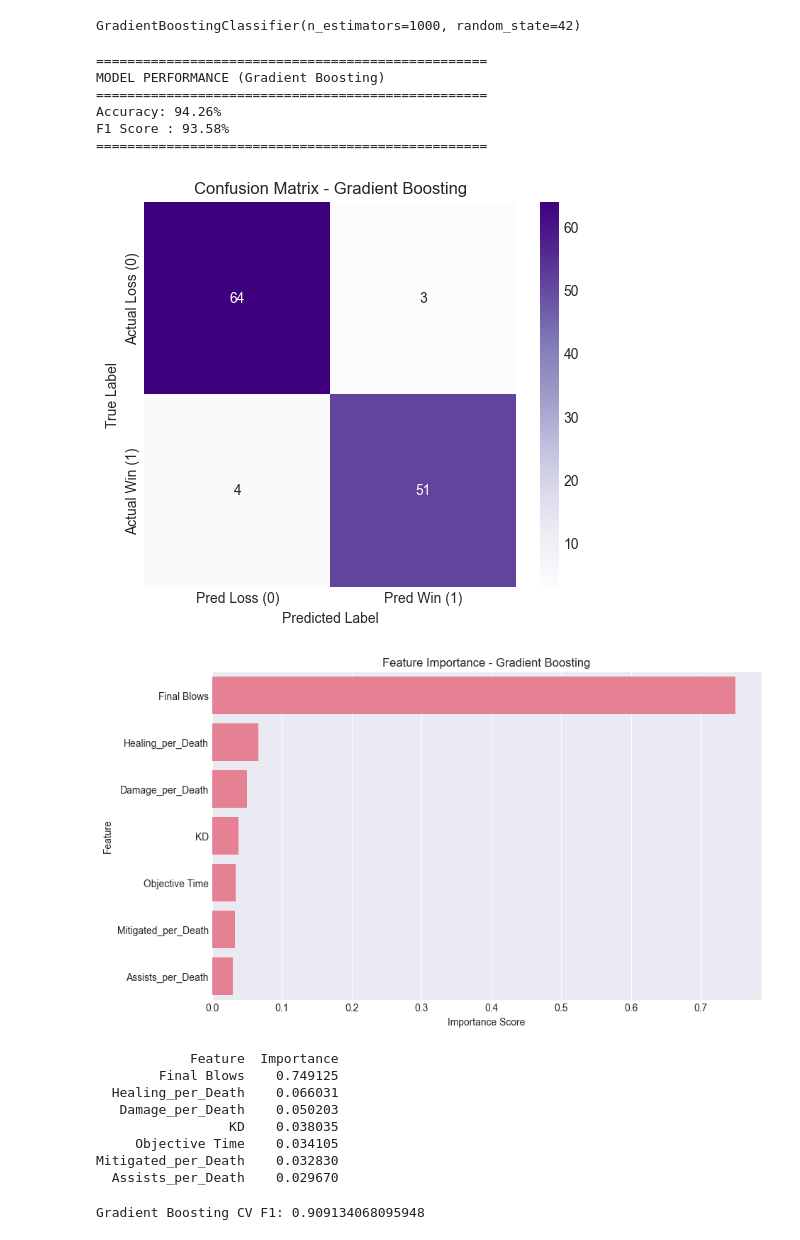
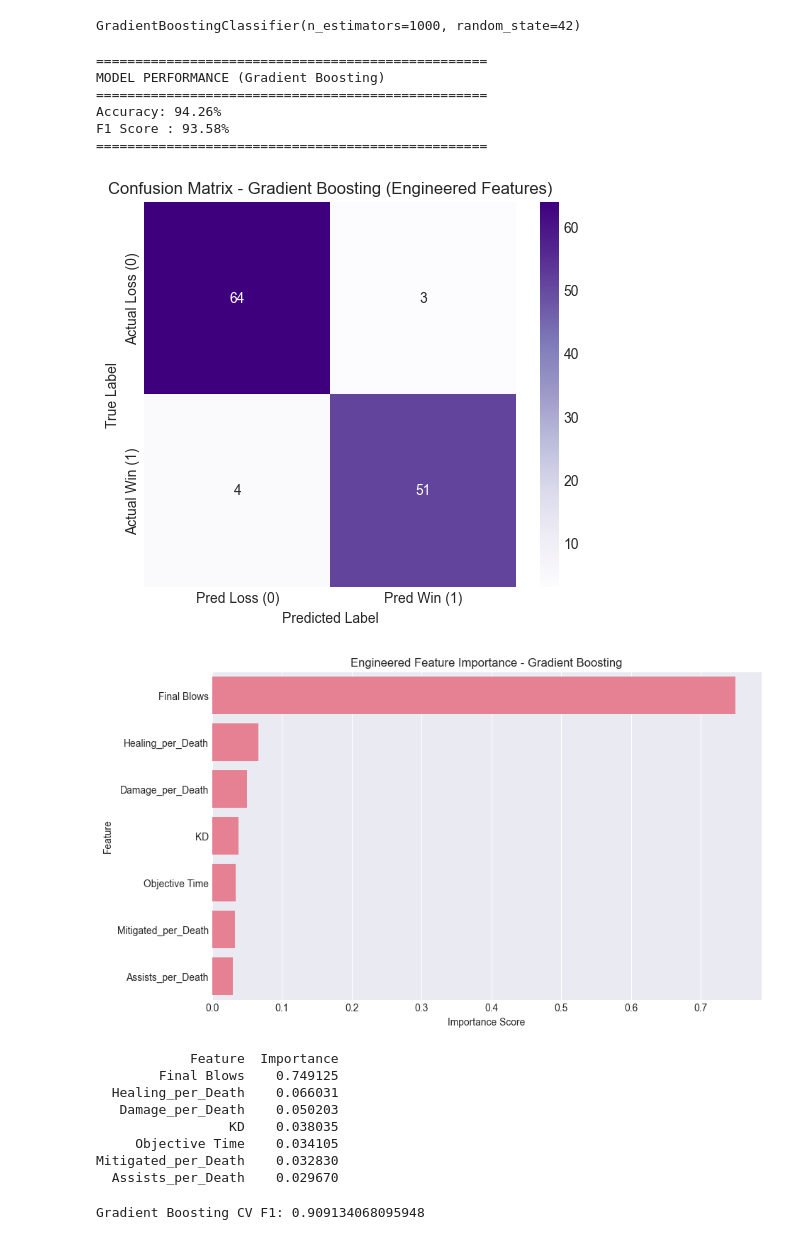
Before and after one commit to carev002/CS422-Machine-Learning-Project, a Jupyter notebook: CS422OWProject.ipynb, the cells around one changed output. Saved outputs shown, nothing was run; the diff lists cells and outputs as text; code cells hidden in the pictures.

```diff
--- a/CS422OWProject.ipynb
+++ b/CS422OWProject.ipynb
@@ -739,35 +739,35 @@ gb_cm = confusion_matrix(y_test, gb_pred)
 # %%
 print("="*50)
 print("MODEL PERFORMANCE (Gradient Boosting)")
 print("="*50)
 print(f"Accuracy: {gb_accuracy*100:.2f}%")
 print(f"F1 Score : {gb_f1*100:.2f}%")
 print("="*50)
 
 plt.figure(figsize=(6,5))
 
 sns.heatmap(
     gb_cm,
     annot=True,
     fmt="d",
     cmap="Purples",
     xticklabels=["Pred Loss (0)", "Pred Win (1)"],
     yticklabels=["Actual Loss (0)", "Actual Win (1)"]
 )
 
-plt.title("Confusion Matrix - Gradient Boosting")
+plt.title("Confusion Matrix - Gradient Boosting (Engineered Features)")
 plt.xlabel("Predicted Label")
 plt.ylabel("True Label")
 
 plt.show()
 # %% [output]
 ==================================================
 MODEL PERFORMANCE (Gradient Boosting)
 ==================================================
 Accuracy: 94.26%
 F1 Score : 93.58%
 ==================================================
-[figure, old version]
+[figure, new version]
 # %%
 gb_importance = pd.DataFrame({
     "Feature": X.columns,
@@ -782,7 +782,7 @@ sns.barplot(
     data=gb_importance
 )
 
-plt.title("Feature Importance - Gradient Boosting")
+plt.title("Engineered Feature Importance - Gradient Boosting")
 plt.xlabel("Importance Score")
 plt.ylabel("Feature")
 
@@ -790,7 +790,7 @@ plt.show()
 
 print(gb_importance.to_string(index=False))
 # %% [output]
-[figure, old version]
+[figure, new version]
             Feature  Importance
         Final Blows    0.749125
   Healing_per_Death    0.066031
```
Also changed, not shown: parts of 10 cells of this notebook.
